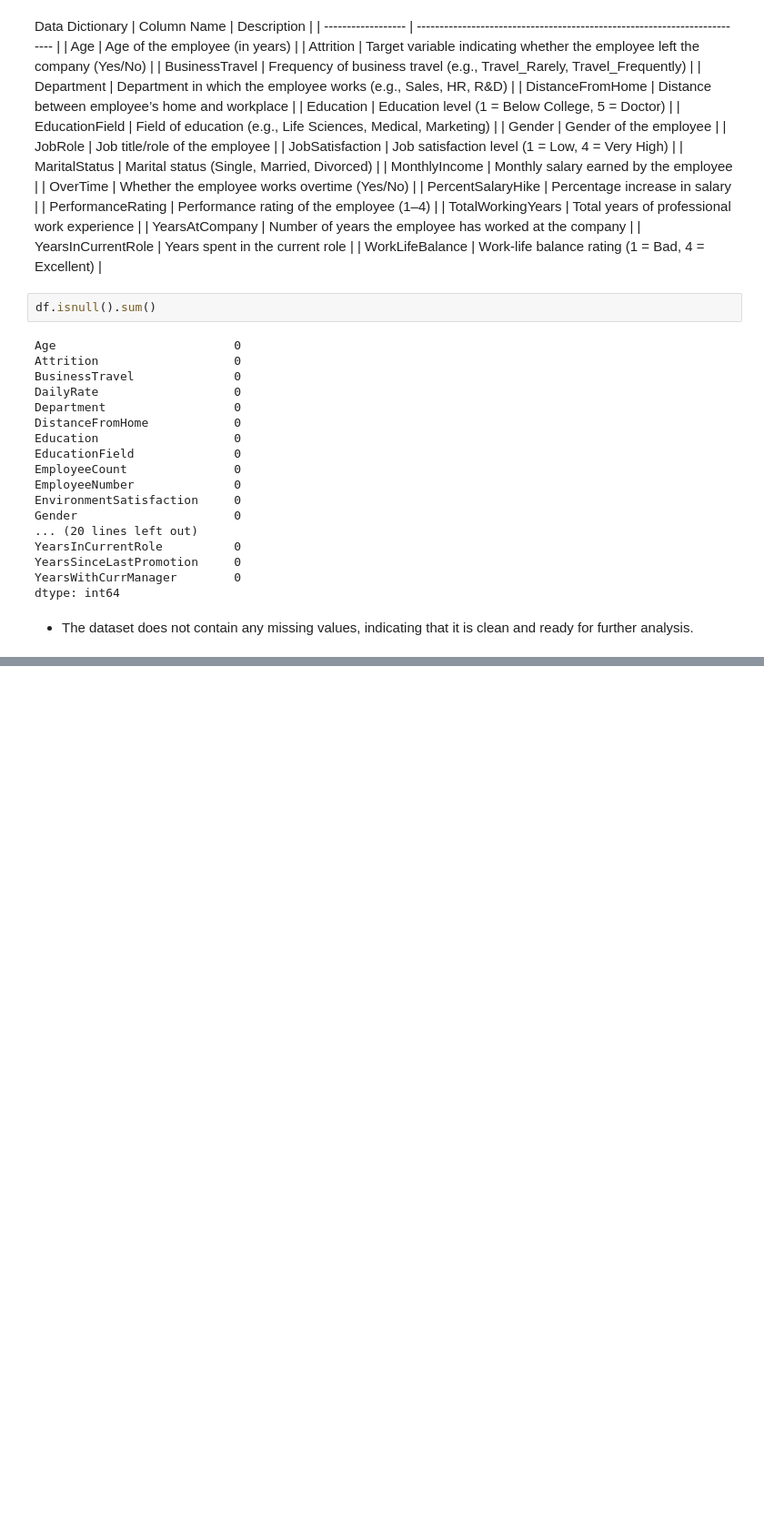
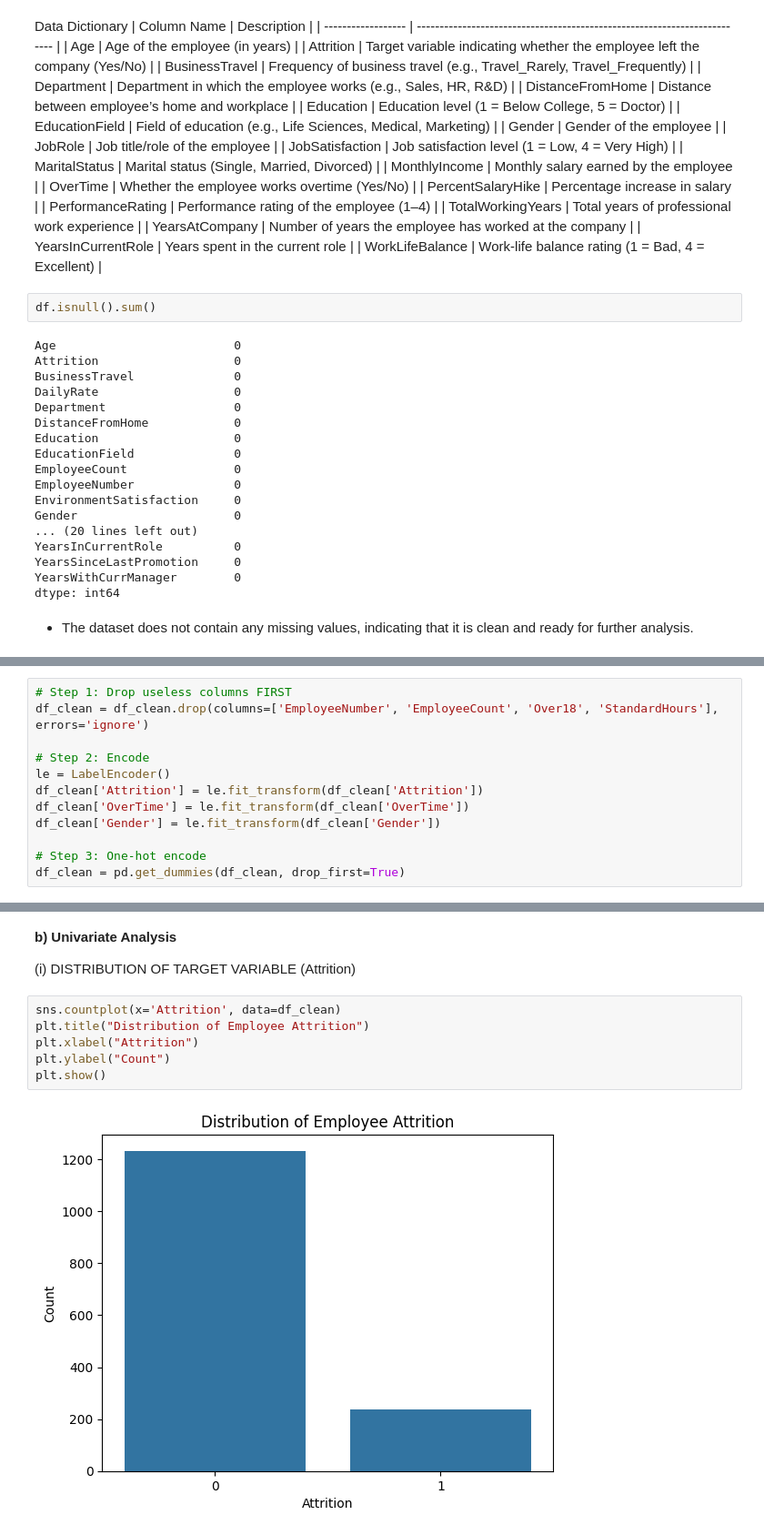
Before and after one commit to maria-kisakye/Machine-learning-project_based_exam-, a Jupyter notebook: group_3_proj.ipynb, the cells around one changed output, grey strips where cells are left out. Shown at 91% size. Cells and saved outputs as stored; diff of their text form; blank space fills up the shorter version.

```diff
--- a/group_3_proj.ipynb
+++ b/group_3_proj.ipynb
@@ -210,0 +370,12 @@ dtype: int64
+# %%
+# Step 1: Drop useless columns FIRST
+df_clean = df_clean.drop(columns=['EmployeeNumber', 'EmployeeCount', 'Over18', 'StandardHours'], errors='ignore')
+
+# Step 2: Encode
+le = LabelEncoder()
+df_clean['Attrition'] = le.fit_transform(df_clean['Attrition'])
+df_clean['OverTime'] = le.fit_transform(df_clean['OverTime'])
+df_clean['Gender'] = le.fit_transform(df_clean['Gender'])
+
+# Step 3: One-hot encode
+df_clean = pd.get_dummies(df_clean, drop_first=True)
@@ -210,0 +417,12 @@ dtype: int64
+# %% [markdown]
+**b) Univariate Analysis**
+
+(i) DISTRIBUTION OF TARGET VARIABLE (Attrition)
+# %%
+sns.countplot(x='Attrition', data=df_clean)
+plt.title("Distribution of Employee Attrition")
+plt.xlabel("Attrition")
+plt.ylabel("Count")
+plt.show()
+# %% [output]
+[figure, added]
```
Also changed, not shown: parts of 66 cells of this notebook.
